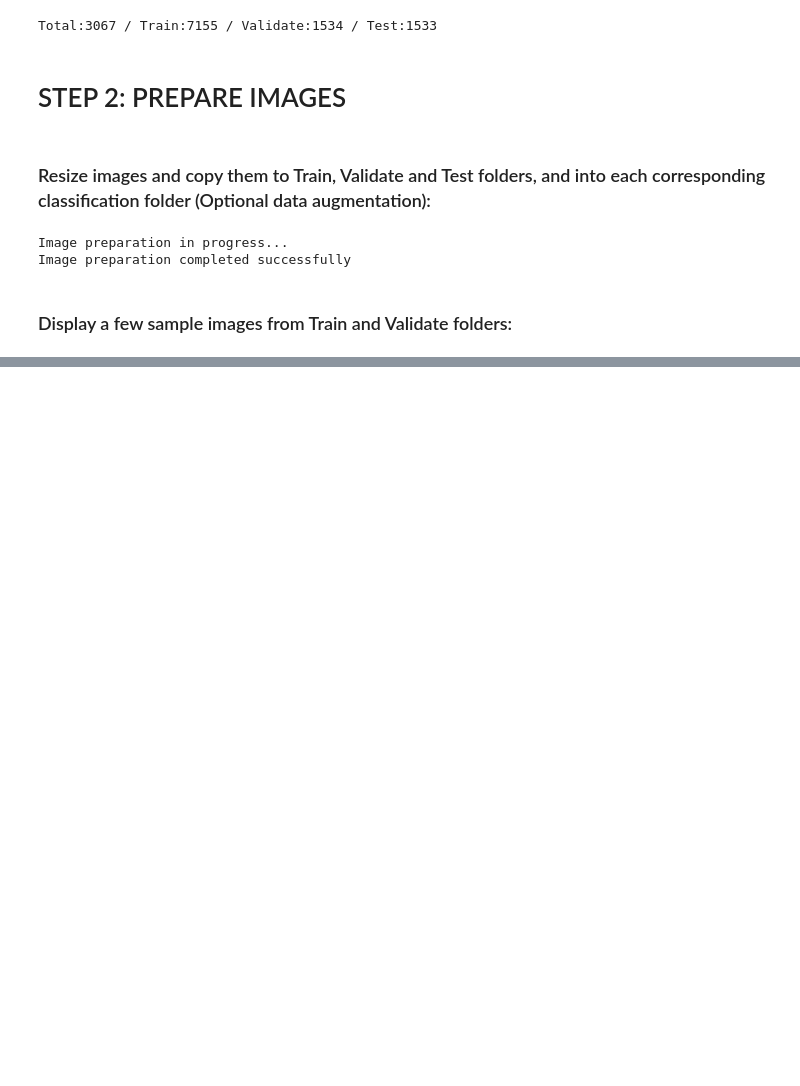
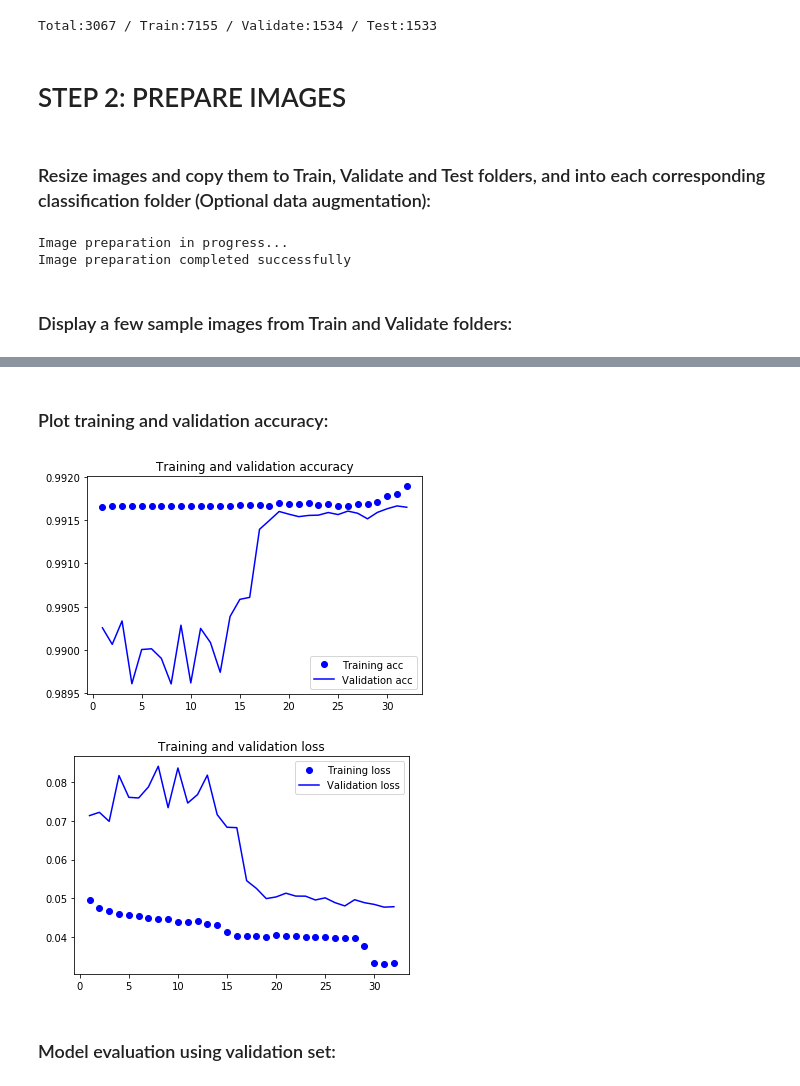
Before and after one commit to gelidely/dog-breeds, a Jupyter notebook: dog_breeds.ipynb, the cells around one changed output, grey strips where cells are left out. Drawn from its saved outputs; the diff is of its cells as text; code cells hidden in the pictures; blank space fills up the shorter version.

```diff
--- a/dog_breeds.ipynb
+++ b/dog_breeds.ipynb
@@ -140,0 +246,12 @@ sample_images('validate', 2)
+# %%
+#img = im.img_to_array(im.load_img(f"{path_src}{id}.jpg", target_size=(64, 64)))
+
+train_set = im.ImageDataGenerator(rescale=1/255)
+validate_set = im.ImageDataGenerator(rescale=1/255)
+test_set = im.ImageDataGenerator(rescale=1/255)
+
+train_gen = train_set.flow_from_directory('train', batch_size=50, target_size=(128, 128), class_mode='categorical')
+validate_gen = train_set.flow_from_directory('validate', batch_size=50, target_size=(128, 128), class_mode='categorical')
+
+test_gen = train_set.flow_from_directory('test', batch_size=50, target_size=(128, 128), class_mode=None, shuffle=False)
+#test_gen = train_set.flow('test', labels_test, batch_size=1)
@@ -140,0 +322,3 @@ sample_images('validate', 2)
+# %%
+with tf.device('/gpu:0'):
+    logs = model.fit_generator(train_gen, steps_per_epoch=50, epochs=32, validation_data=validate_gen, validation_steps=50)
@@ -140,0 +343,23 @@ sample_images('validate', 2)
+# %% [markdown]
+### Plot training and validation accuracy:
+# %%
+acc = logs.history['acc']
+val_acc = logs.history['val_acc']
+loss = logs.history['loss']
+val_loss = logs.history['val_loss']
+epochs = range(1, len(acc) + 1)
+plt.plot(epochs, acc, 'bo', label='Training acc')
+plt.plot(epochs, val_acc, 'b', label='Validation acc')
+plt.title('Training and validation accuracy')
+plt.legend()
+plt.figure()
+plt.plot(epochs, loss, 'bo', label='Training loss')
+plt.plot(epochs, val_loss, 'b', label='Validation loss')
+plt.title('Training and validation loss')
+plt.legend()
+plt.show()
+# %% [output]
+[figure, added]
+[figure, added]
+# %% [markdown]
+### Model evaluation using validation set:
```
Also changed, not shown: parts of 27 cells of this notebook.
